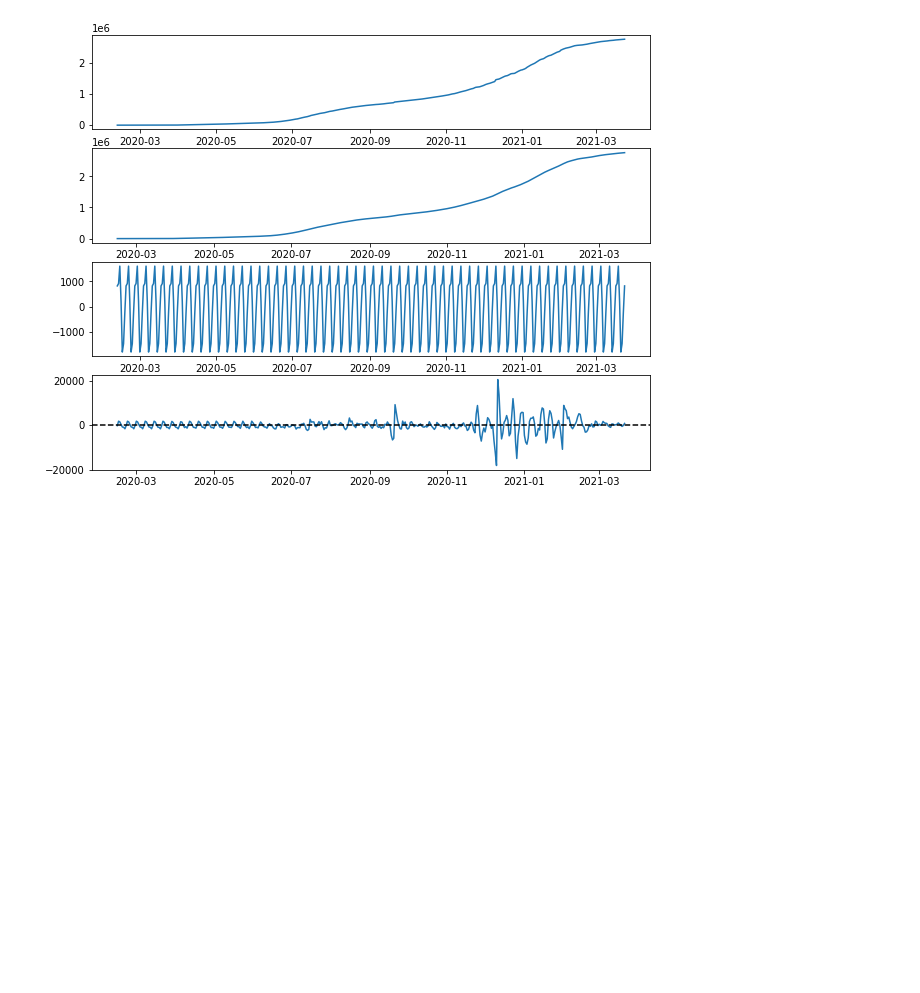
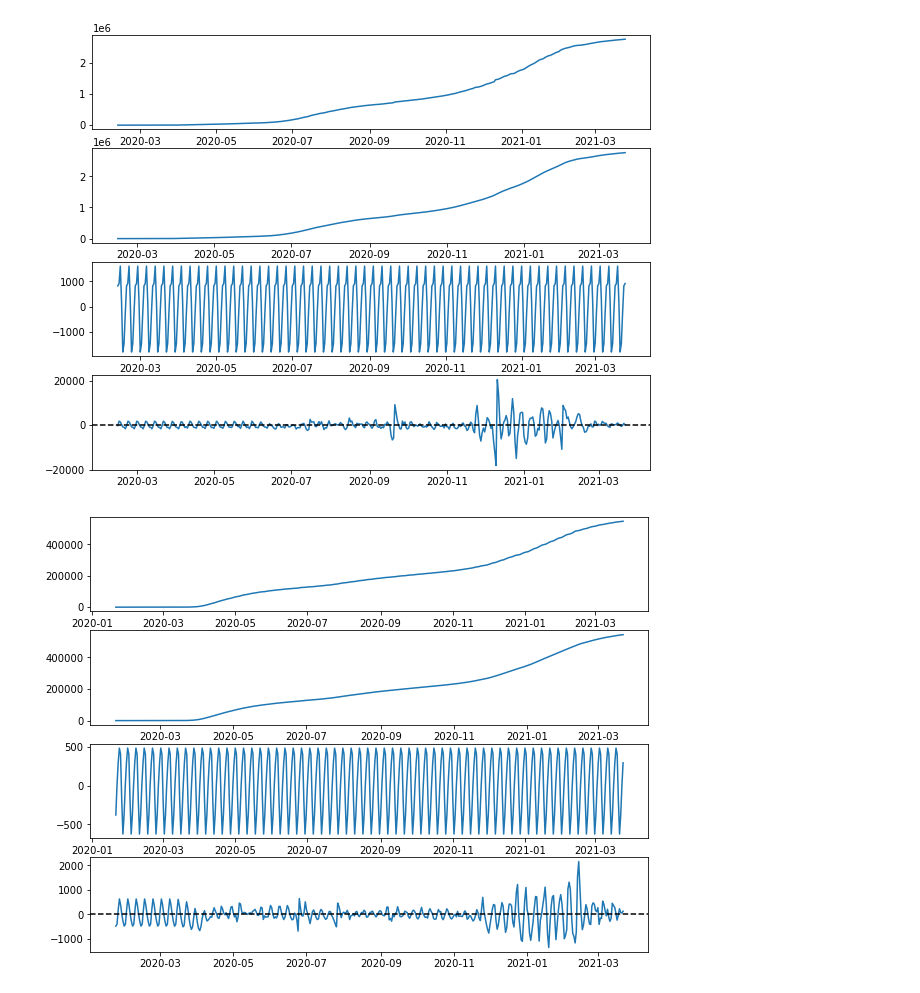
Before and after one commit to RicardoPreto/Covid-19_USA, a Jupyter notebook: Covid_19_USA.ipynb, the cells around one changed output. Drawn from its saved outputs; the diff is of its cells as text; code cells hidden in the pictures; blank space fills up the shorter version.

```diff
--- a/Covid_19_USA.ipynb
+++ b/Covid_19_USA.ipynb
@@ -334,3 +334,34 @@ ax4.axhline(0, linestyle='dashed', c='black')
 plt.show()
 # %% [output]
 [figure]
+# %%
+# Agora, as mortes
+mortes_eua = database.mortes
+mortes_eua.index = database.data
+mortes_ca = ca.mortes
+mortes_ca.index = ca.data
+mortes_fl = fl.mortes
+mortes_fl.index = fl.data
+mortes_ny = ny.mortes
+mortes_ny.index = ny.data
+mortes_tx = tx.mortes
+mortes_tx.index = tx.data
+# %%
+    #Fazer a decomposição
+dec_m_eua = seasonal_decompose(mortes_eua)
+dec_m_ca = seasonal_decompose(mortes_ca)
+dec_m_fl = seasonal_decompose(mortes_fl)
+dec_m_ny = seasonal_decompose(mortes_fl)
+dec_m_tx = seasonal_decompose(mortes_tx)
+# %%
+# Trabalhar primeiro com os dados de mortes dos EUA
+fig, (ax1, ax2, ax3, ax4) = plt.subplots(4, 1, figsize=(10,8))
+
+ax1.plot(dec_m_eua.observed) # Observados
+ax2.plot(dec_m_eua.trend) # Tendência
+ax3.plot(dec_m_eua.seasonal) # Sazonalidade
+ax4.plot(mortes_eua.index, dec_m_eua.resid) # Ruído
+ax4.axhline(0, linestyle='dashed', c='black')
+plt.show()
+# %% [output]
+[figure, added]
```
Also changed, not shown: parts of 23 cells of this notebook.
